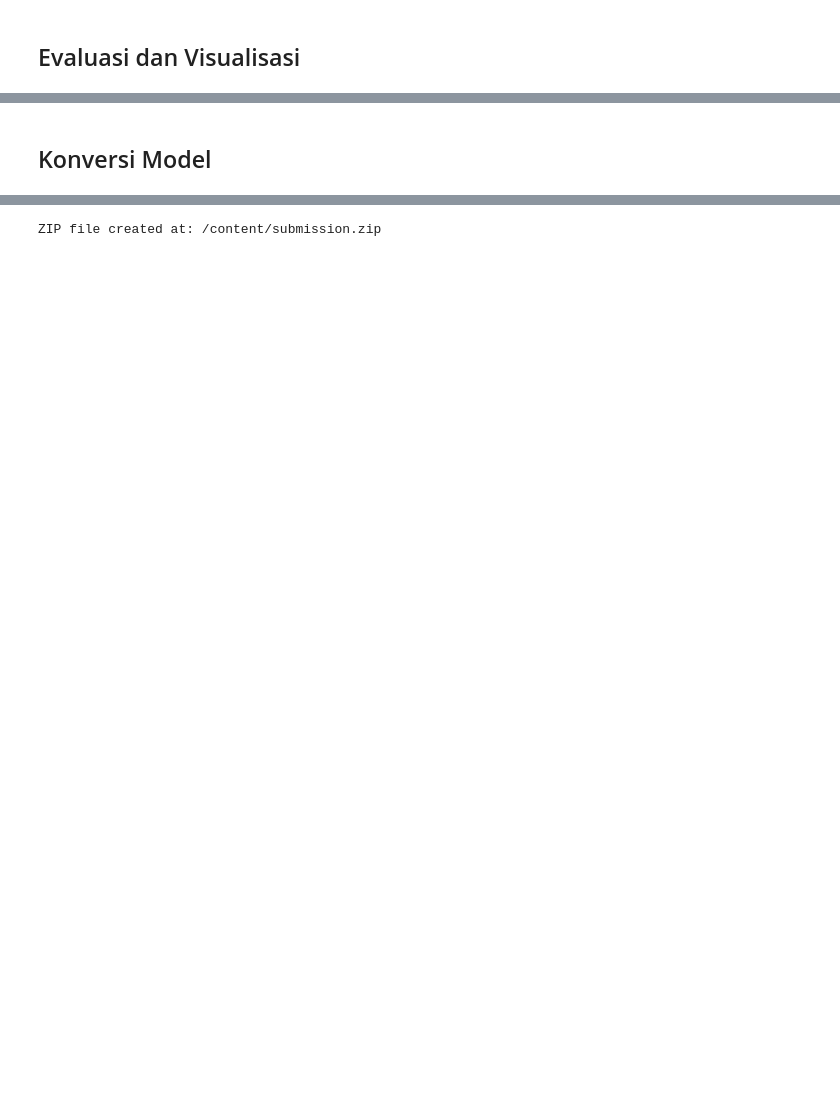
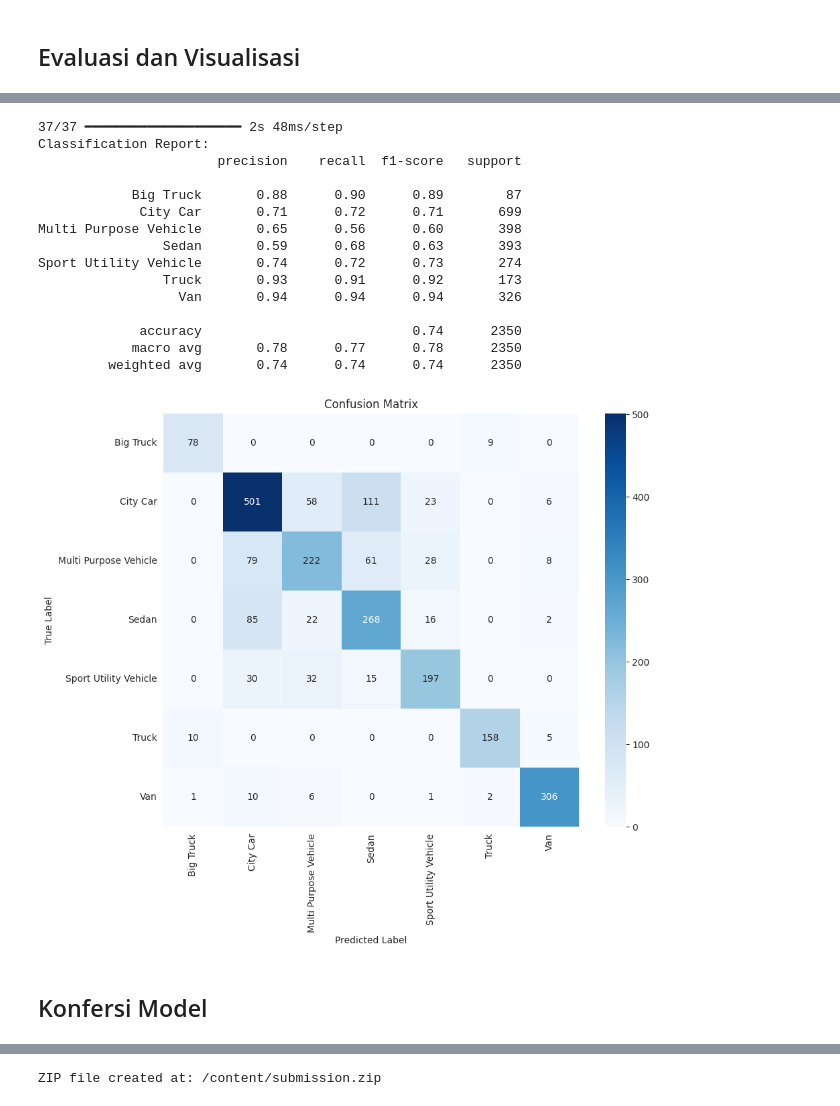
Before and after one commit to Andriansyah2501/Proyek-Klasifikasi-Gambar, a Jupyter notebook: Submission_Akhir.ipynb, the cells around one changed output, grey strips where cells are left out. Cells and saved outputs as stored; diff of their text form; code cells hidden in the pictures; blank space fills up the shorter version.

```diff
--- a/Submission_Akhir.ipynb
+++ b/Submission_Akhir.ipynb
@@ -630,2 +359,42 @@ Displaying 5 random test predictions:
+# %%
+# Prediksi data uji
+y_pred = model.predict(test_generator)
+y_pred_classes = np.argmax(y_pred, axis=1)
+
+# Label asli
+y_true = test_generator.classes
+
+# Nama label (kelas)
+labels = list(train_generator.class_indices.keys())
+
+# Classification Report
+print("Classification Report:")
+print(classification_report(y_true, y_pred_classes, target_names=labels))
+
+# Confusion Matrix
+cm = confusion_matrix(y_true, y_pred_classes)
+plt.figure(figsize=(10, 8))
+sns.heatmap(cm, annot=True, fmt='d', cmap='Blues', xticklabels=labels, yticklabels=labels)
+plt.title("Confusion Matrix")
+plt.xlabel("Predicted Label")
+plt.ylabel("True Label")
+plt.show()
+# %% [output]
+37/37 ━━━━━━━━━━━━━━━━━━━━ 2s 48ms/step
+Classification Report:
+                       precision    recall  f1-score   support
+
+            Big Truck       0.88      0.90      0.89        87
+             City Car       0.71      0.72      0.71       699
+Multi Purpose Vehicle       0.65      0.56      0.60       398
+                Sedan       0.59      0.68      0.63       393
+Sport Utility Vehicle       0.74      0.72      0.73       274
+                Truck       0.93      0.91      0.92       173
+                  Van       0.94      0.94      0.94       326
+
+             accuracy                           0.74      2350
+            macro avg       0.78      0.77      0.78      2350
+         weighted avg       0.74      0.74      0.74      2350
+[figure, added]
 # %% [markdown]
-## Konversi Model
+## Konfersi Model
```
Also changed, not shown: parts of 31 cells of this notebook.
